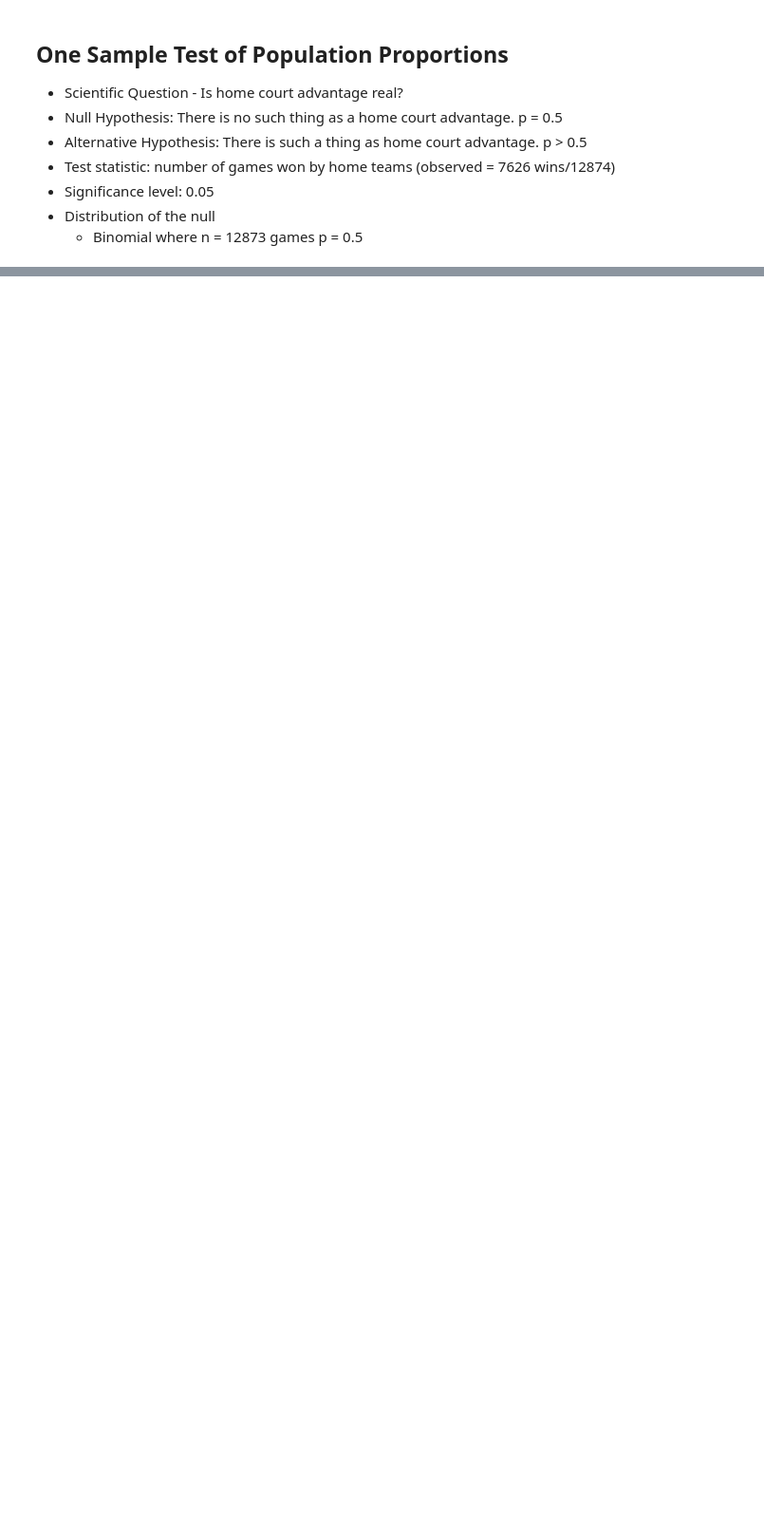
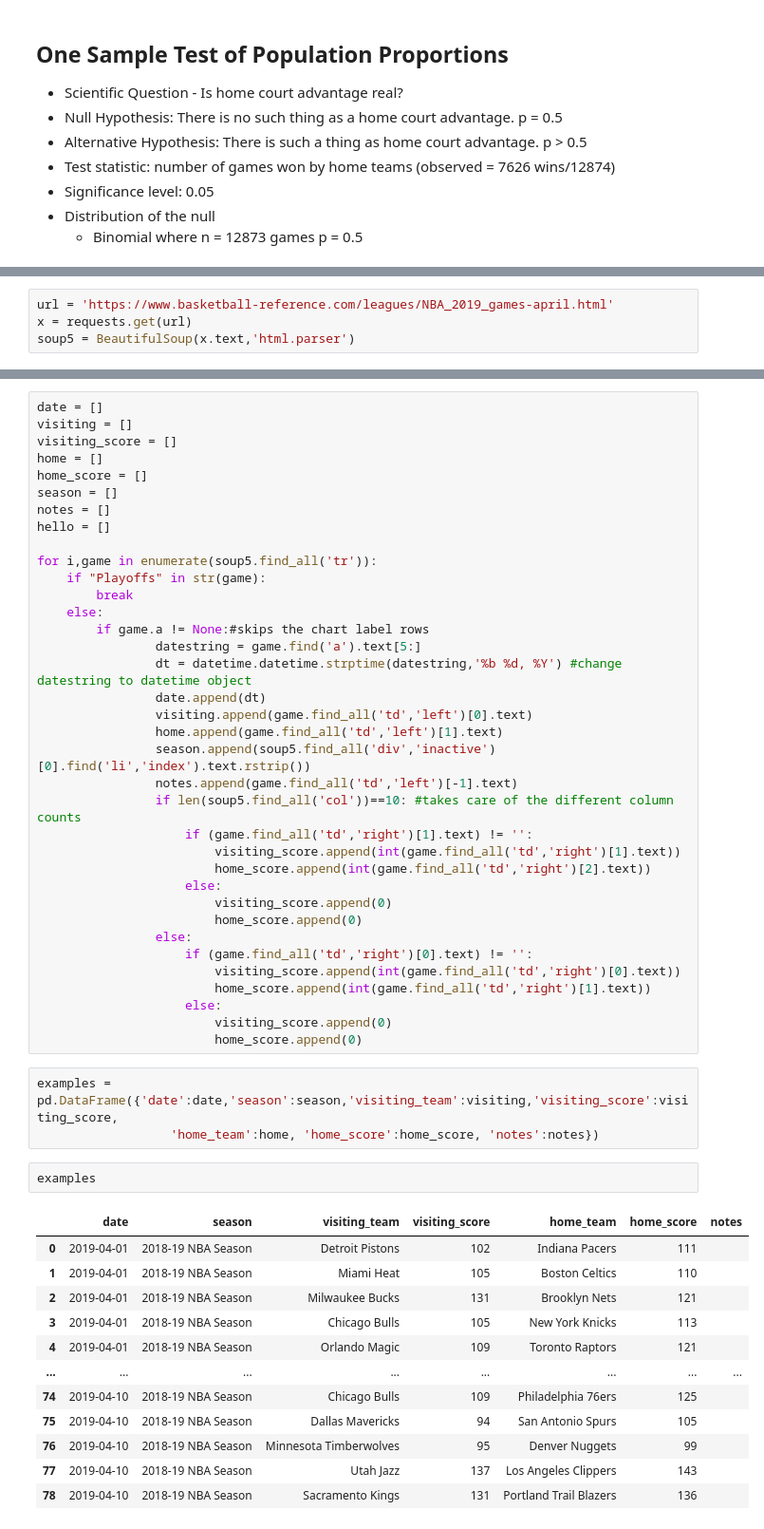
Before and after one commit to wjlau/Capstone1-Proposal, a Jupyter notebook: Basketball_Dataset.ipynb, the cells around one changed output, grey strips where cells are left out. Shown at 95% size. Saved outputs shown, nothing was run; the diff lists cells and outputs as text; blank space fills up the shorter version.

```diff
--- a/Basketball_Dataset.ipynb
+++ b/Basketball_Dataset.ipynb
@@ -218,3 +221,7 @@ print("Probability of Observing Data More Equal or More Extreme than Actual: {:2
     prob_equal_or_more_extreme))
 # %% [output]
 Probability of Observing Data More Equal or More Extreme than Actual: 1.1e-16
+# %%
+url = 'https://www.basketball-reference.com/leagues/NBA_2019_games-april.html'
+x = requests.get(url)
+soup5 = BeautifulSoup(x.text,'html.parser')
@@ -220,0 +234,54 @@ Probability of Observing Data More Equal or More Extreme than Actual: 1.1e-16
+# %%
+date = []
+visiting = []
+visiting_score = []
+home = []
+home_score = []
+season = []
+notes = []
+hello = []
+
+for i,game in enumerate(soup5.find_all('tr')):
+    if "Playoffs" in str(game):
+        break
+    else:
+        if game.a != None:#skips the chart label rows
+                datestring = game.find('a').text[5:]
+                dt = datetime.datetime.strptime(datestring,'%b %d, %Y') #change datestring to datetime object
+                date.append(dt)
+                visiting.append(game.find_all('td','left')[0].text)
+                home.append(game.find_all('td','left')[1].text)
+                season.append(soup5.find_all('div','inactive')[0].find('li','index').text.rstrip())
+                notes.append(game.find_all('td','left')[-1].text)
+                if len(soup5.find_all('col'))==10: #takes care of the different column counts
+                    if (game.find_all('td','right')[1].text) != '':
+                        visiting_score.append(int(game.find_all('td','right')[1].text))
+                        home_score.append(int(game.find_all('td','right')[2].text))
+                    else:
+                        visiting_score.append(0)
+                        home_score.append(0)
+                else:
+                    if (game.find_all('td','right')[0].text) != '':
+                        visiting_score.append(int(game.find_all('td','right')[0].text))
+                        home_score.append(int(game.find_all('td','right')[1].text))
+                    else:
+                        visiting_score.append(0)
+                        home_score.append(0)
+# %%
+examples = pd.DataFrame({'date':date,'season':season,'visiting_team':visiting,'visiting_score':visiting_score,
+                  'home_team':home, 'home_score':home_score, 'notes':notes})
+# %%
+examples
+# %% [output]
+|  | date | season | visiting_team | visiting_score | home_team | home_score | notes |
+| 0 | 2019-04-01 | 2018-19 NBA Season | Detroit Pistons | 102 | Indiana Pacers | 111 |  |
+| 1 | 2019-04-01 | 2018-19 NBA Season | Miami Heat | 105 | Boston Celtics | 110 |  |
+| 2 | 2019-04-01 | 2018-19 NBA Season | Milwaukee Bucks | 131 | Brooklyn Nets | 121 |  |
+| 3 | 2019-04-01 | 2018-19 NBA Season | Chicago Bulls | 105 | New York Knicks | 113 |  |
+| 4 | 2019-04-01 | 2018-19 NBA Season | Orlando Magic | 109 | Toronto Raptors | 121 |  |
+| ... | ... | ... | ... | ... | ... | ... | ... |
+| 74 | 2019-04-10 | 2018-19 NBA Season | Chicago Bulls | 109 | Philadelphia 76ers | 125 |  |
+| 75 | 2019-04-10 | 2018-19 NBA Season | Dallas Mavericks | 94 | San Antonio Spurs | 105 |  |
+| 76 | 2019-04-10 | 2018-19 NBA Season | Minnesota Timberwolves | 95 | Denver Nuggets | 99 |  |
+| 77 | 2019-04-10 | 2018-19 NBA Season | Utah Jazz | 137 | Los Angeles Clippers | 143 |  |
+| 78 | 2019-04-10 | 2018-19 NBA Season | Sacramento Kings | 131 | Portland Trail Blazers | 136 |  |
```
Also changed, not shown: parts of 11 cells of this notebook.
